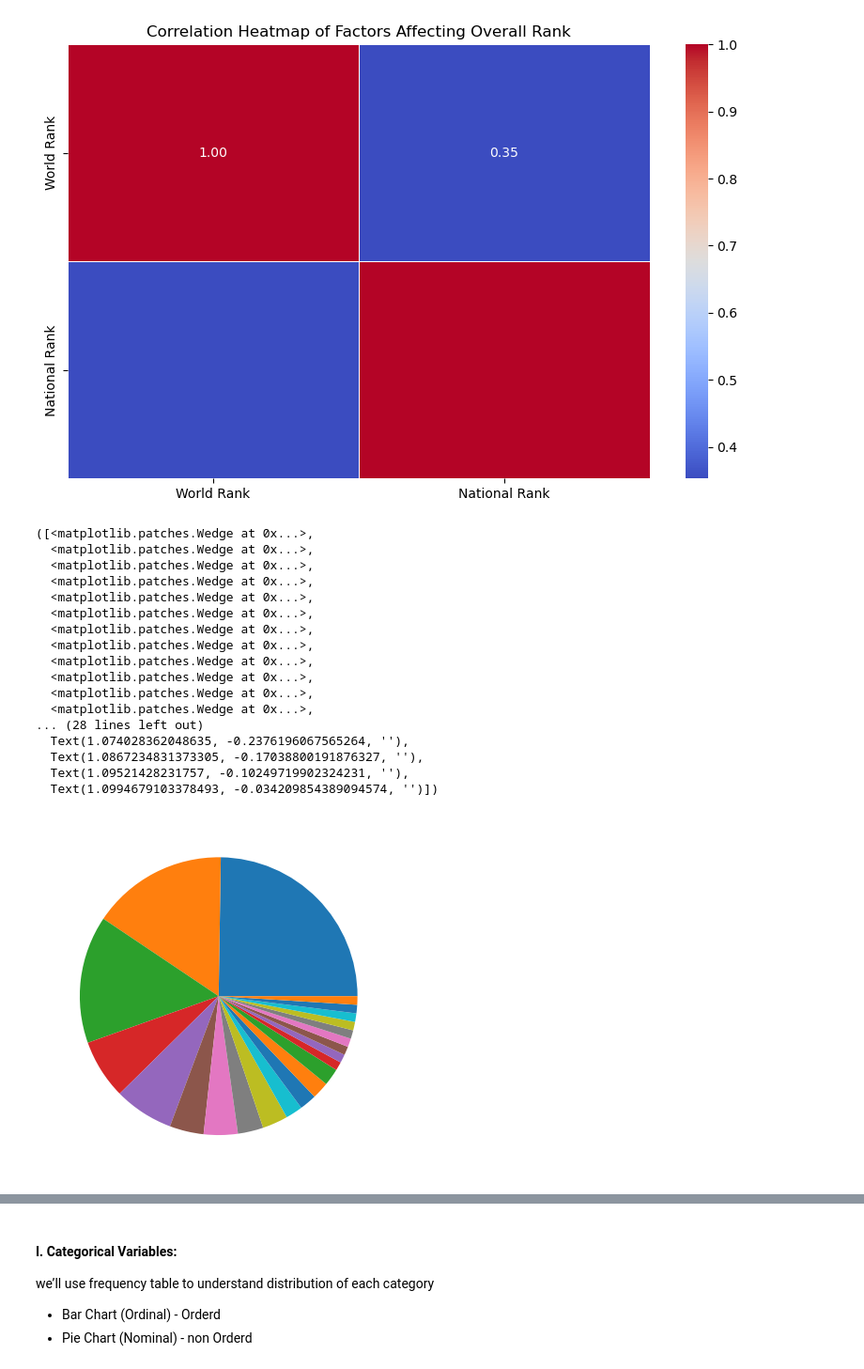
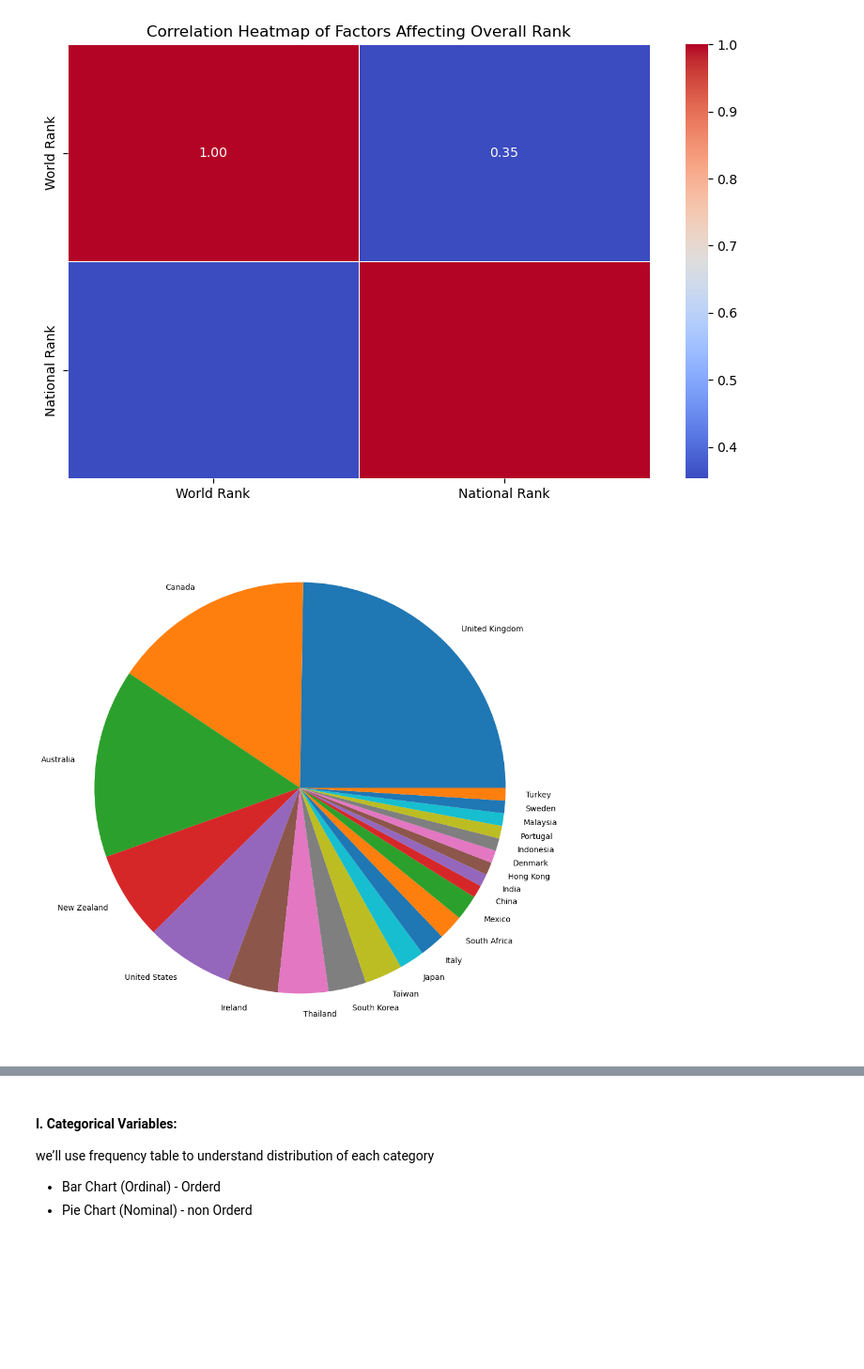
Before and after one commit to ABDULKREM-AL-SAIF/world-university-rankings-analysis, a Jupyter notebook: EDA explain template.ipynb, the cells around one changed output, grey strips where cells are left out. Shown at 94% size. Saved outputs shown, nothing was run; the diff lists cells and outputs as text; code cells hidden in the pictures; blank space fills up the shorter version.

```diff
--- a/EDA explain template.ipynb
+++ b/EDA explain template.ipynb
@@ -887,26 +887,10 @@ plt.show()
 # %%
 e = times_rank_df[:101].groupby(by = 'Location').size().sort_values(ascending = False)
 # %%
-plt.pie(e)
-plt
+plt.figure(figsize=(15, 12))
+plt.pie(e, labels = e.index)
+plt.show()
 # %% [output]
-([<matplotlib.patches.Wedge at 0x...>,
-  <matplotlib.patches.Wedge at 0x...>,
-  <matplotlib.patches.Wedge at 0x...>,
-  <matplotlib.patches.Wedge at 0x...>,
-  <matplotlib.patches.Wedge at 0x...>,
-  <matplotlib.patches.Wedge at 0x...>,
-  <matplotlib.patches.Wedge at 0x...>,
-  <matplotlib.patches.Wedge at 0x...>,
-  <matplotlib.patches.Wedge at 0x...>,
-  <matplotlib.patches.Wedge at 0x...>,
-  <matplotlib.patches.Wedge at 0x...>,
-  <matplotlib.patches.Wedge at 0x...>,
-... (28 lines left out)
-  Text(1.074028362048635, -0.2376196067565264, ''),
-  Text(1.0867234831373305, -0.17038800191876327, ''),
-  Text(1.09521428231757, -0.10249719902324231, ''),
-  Text(1.0994679103378493, -0.034209854389094574, '')])
-[figure, old version]
+[figure, new version]
 # %%
 f = world_rank_df[:101].groupby(by = 'Location ').size().sort_values(ascending = False)
```
Also changed, not shown: parts of 1 cell of this notebook.
